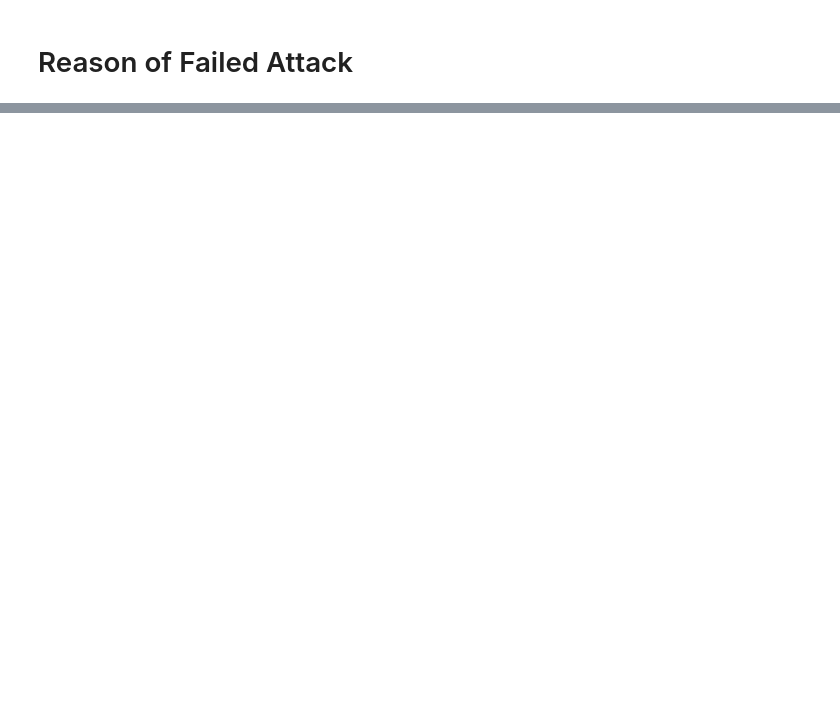
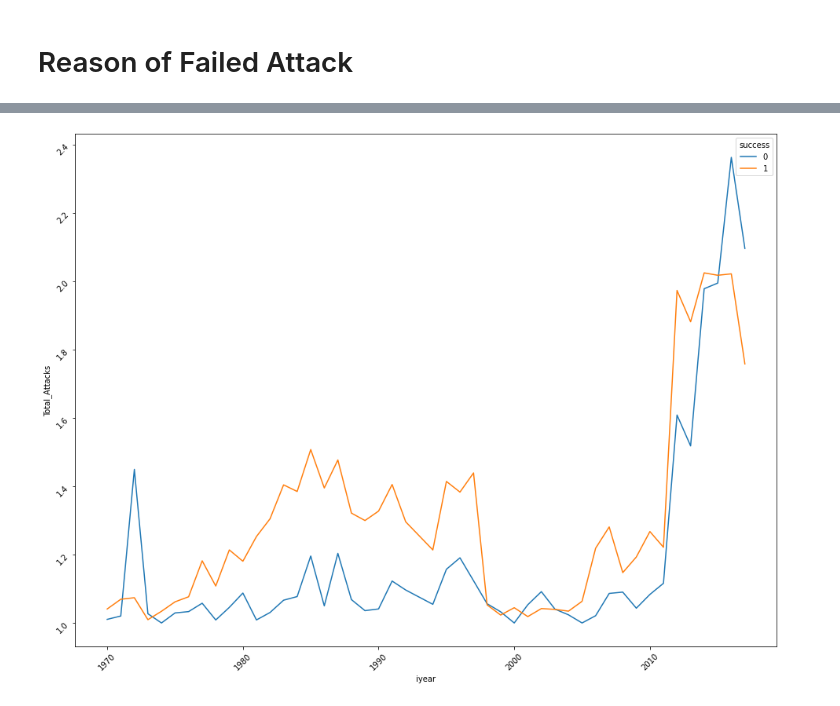
Before and after one commit to goswamimohit/Global_Terrorism_Analysis, a Jupyter notebook: Global_Terrorism_Analysis.ipynb, the cells around one changed output, grey strips where cells are left out. Drawn from its saved outputs; the diff is of its cells as text; code cells hidden in the pictures; blank space fills up the shorter version.

```diff
--- a/Global_Terrorism_Analysis.ipynb
+++ b/Global_Terrorism_Analysis.ipynb
@@ -275,0 +350,5 @@ ax.set_title('Number of Succide Attack',fontsize=20);
+# %%
+ax = sns.lineplot(x="iyear", y="Total_Attacks", hue='success', ci=None ,data=attack_per_year)
+ax.tick_params(rotation=45)
+# %% [output]
+[figure, added]
```
Also changed, not shown: parts of 23 cells of this notebook.
